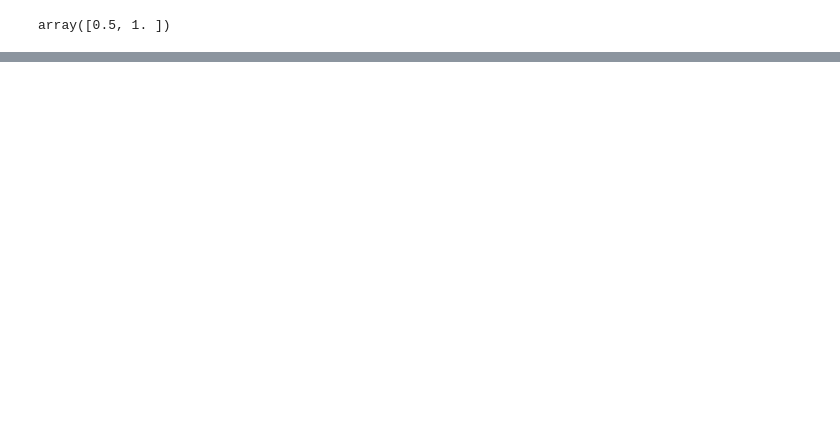
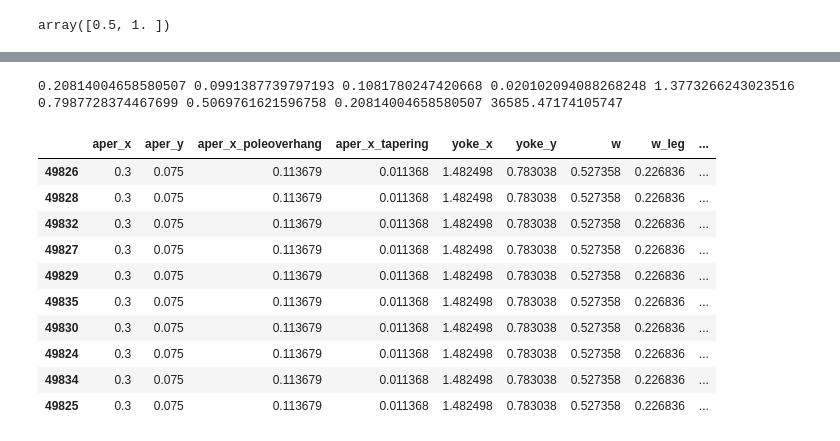
Before and after one commit to FlorianStummer/MaxAndFlorian, a Jupyter notebook: src/final_sprint/polytope_input_optim.ipynb, the cells around one changed output, grey strips where cells are left out. Saved outputs shown, nothing was run; the diff lists cells and outputs as text; code cells hidden in the pictures; blank space fills up the shorter version.

```diff
--- a/src/final_sprint/polytope_input_optim.ipynb
+++ b/src/final_sprint/polytope_input_optim.ipynb
@@ -29,8 +29,10 @@ Here:
         - x.requires_grad_(True)
 # %%
 dataset_train, dataset_val = dataSource.Dipole_H_train, dataSource.Dipole_H_val
-important_cols = ["aper_x", "aper_y", "aper_x_poleoverhang", "aper_x_tapering", "yoke_x", "yoke_y", "w", "w_leg", "totalCurrent"]
+important_cols = ["aper_x", "aper_y", "aper_x_tapering", "yoke_x", "yoke_y", "w", "w_leg", "totalCurrent"]
 input_mask = [True if col in important_cols else False for col in dataset_train.input_columns]
 train_loader, val_loader = tdata.DataLoader(dataset_train,64), tdata.DataLoader(dataset_val,64)
 
 target_index_dict = {col:i for i,col in enumerate(dataset_train.target_columns)}
+target_cols = ["B0","gfr_x_1e-4","gfr_y_1e-4"]
+output_mask = [True if col in target_cols else False for col in dataset_train.target_columns]
@@ -291,0 +336,28 @@ tensor([[1.1782e-01, 2.3563e-02, 1.6525e-01, 3.9011e-02, 1.6332e-01, 2.8847e-02,
+# %%
+print(*list(*(magnet_params.detach().cpu().numpy())))
+dipole = magnetdesigner.designer.get_Dipole_geometry_input(*list(*(magnet_params.detach().cpu().numpy())))
+
+femm = femmcreator.FEMM()
+femm.Build(dipole.get_femminput)
+femm.CreateFEMM('dipole_2')
+# %% [output]
+0.20814004658580507 0.0991387739797193 0.1081780247420668 0.020102094088268248 1.3773266243023516 0.7987728374467699 0.5069761621596758 0.20814004658580507 36585.47174105747
+# %%
+group = dataset_train.dataframe[(dataset_train.dataframe["yoke_x"]==1.4824975) &
+                        (dataset_train.dataframe["yoke_y"]==0.783038) &
+                        (dataset_train.dataframe["aper_x"]==0.3) &
+                        (dataset_train.dataframe["aper_y"]==0.075)][important_cols + ["B0"]]
+# %%
+group
+# %% [output]
+|  | aper_x | aper_y | aper_x_poleoverhang | aper_x_tapering | yoke_x | yoke_y | w | w_leg | ... |
+| 49826 | 0.3 | 0.075 | 0.113679 | 0.011368 | 1.482498 | 0.783038 | 0.527358 | 0.226836 | ... |
+| 49828 | 0.3 | 0.075 | 0.113679 | 0.011368 | 1.482498 | 0.783038 | 0.527358 | 0.226836 | ... |
+| 49832 | 0.3 | 0.075 | 0.113679 | 0.011368 | 1.482498 | 0.783038 | 0.527358 | 0.226836 | ... |
+| 49827 | 0.3 | 0.075 | 0.113679 | 0.011368 | 1.482498 | 0.783038 | 0.527358 | 0.226836 | ... |
+| 49829 | 0.3 | 0.075 | 0.113679 | 0.011368 | 1.482498 | 0.783038 | 0.527358 | 0.226836 | ... |
+| 49835 | 0.3 | 0.075 | 0.113679 | 0.011368 | 1.482498 | 0.783038 | 0.527358 | 0.226836 | ... |
+| 49830 | 0.3 | 0.075 | 0.113679 | 0.011368 | 1.482498 | 0.783038 | 0.527358 | 0.226836 | ... |
+| 49824 | 0.3 | 0.075 | 0.113679 | 0.011368 | 1.482498 | 0.783038 | 0.527358 | 0.226836 | ... |
+| 49834 | 0.3 | 0.075 | 0.113679 | 0.011368 | 1.482498 | 0.783038 | 0.527358 | 0.226836 | ... |
+| 49825 | 0.3 | 0.075 | 0.113679 | 0.011368 | 1.482498 | 0.783038 | 0.527358 | 0.226836 | ... |
```
Also changed, not shown: parts of 19 cells of this notebook, 3 other files.
